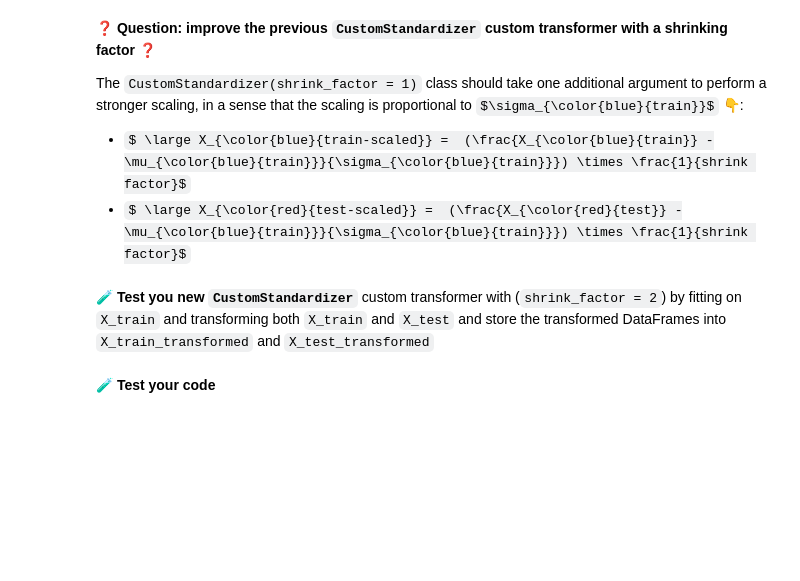
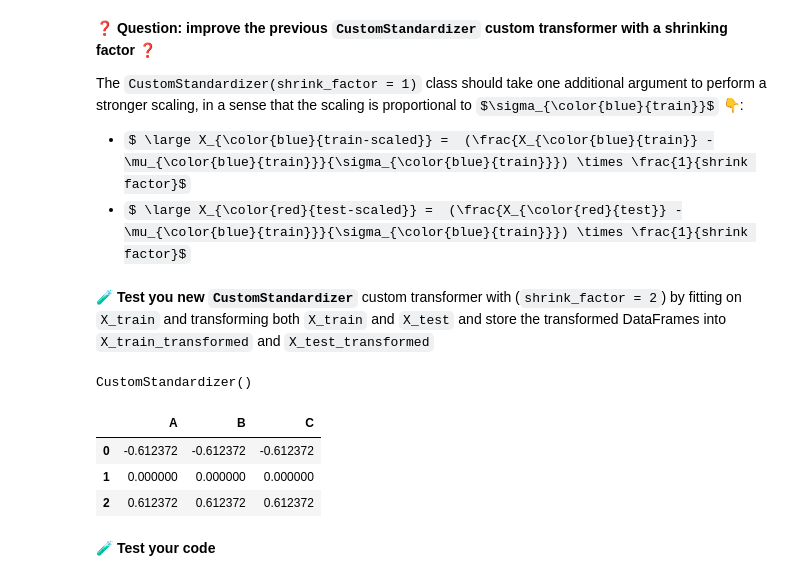
Before and after one commit to ParissaPeimaniyfard/data-hand-made-standardizer, a Jupyter notebook: 05-Hand-Made-Standardizer.ipynb, the cells around one changed output. Saved outputs shown, nothing was run; the diff lists cells and outputs as text; code cells hidden in the pictures; some formulas as TeX source; blank space fills up the shorter version.

```diff
--- a/05-Hand-Made-Standardizer.ipynb
+++ b/05-Hand-Made-Standardizer.ipynb
@@ -278,20 +309,26 @@ The `CustomStandardizer(shrink_factor = 1)` class should take one additional arg
 
 class CustomStandardizer(TransformerMixin, BaseEstimator):
 
-    def __init__(self, shrink_factor = 1):
-        pass  # YOUR CODE HERE
+    def __init__(self, shrink_factor = 2):
+        self.mean_per_col=None
+        self.std_per_col= None
+        self.shrink_factor= shrink_factor
 
     def fit(self, X, y=None):
         '''
         Stores what needs to be stored as instance attributes.
         Returns "self" to allow chaining fit and transform.
         '''
-        pass  # YOUR CODE HERE
+        self.mean_per_col= X.mean()
+        self.std_per_col= X.std(ddof=0)
+        return self
 
     def transform(self, X, y=None):
-        pass  # YOUR CODE HERE
+        stan_value=(X-self.mean_per_col)/(self.std_per_col*self.shrink_factor)
+        return stan_value
 
-    def inverse_transform(self, X, y=None):
-        pass  # YOUR CODE HERE
+    def inverse_transform(self, X_transfomed):
+        inv_value= (X_transfomed*self.std_per_col*self.shrink_factor)+self.mean_per_col
+        return inv_value
 # %% [markdown]
 🧪 **Test you new `CustomStandardizer`** custom transformer with (`shrink_factor = 2`) by fitting on `X_train` and transforming both `X_train` and `X_test` and store the transformed DataFrames into `X_train_transformed` and `X_test_transformed`
@@ -300,3 +335,17 @@ class CustomStandardizer(TransformerMixin, BaseEstimator):
+# %%
+custom_standardizer_shrk= CustomStandardizer()
+# %%
+custom_standardizer_shrk.fit(X_train)
+# %% [output]
+CustomStandardizer()
+# %%
+X_train_transformed= custom_standardizer_shrk.transform(X_train)
+X_train_transformed
+# %% [output]
+|  | A | B | C |
+| 0 | -0.612372 | -0.612372 | -0.612372 |
+| 1 | 0.000000 | 0.000000 | 0.000000 |
+| 2 | 0.612372 | 0.612372 | 0.612372 |
 # %% [markdown]
 🧪 **Test your code**
 # %%
```
Also changed, not shown: parts of 8 cells of this notebook, 1 other file.
